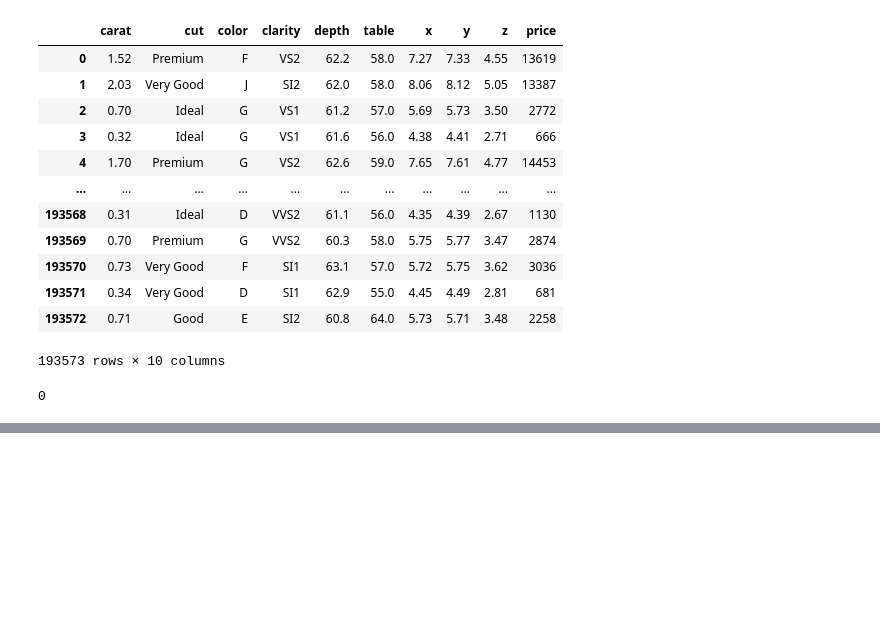
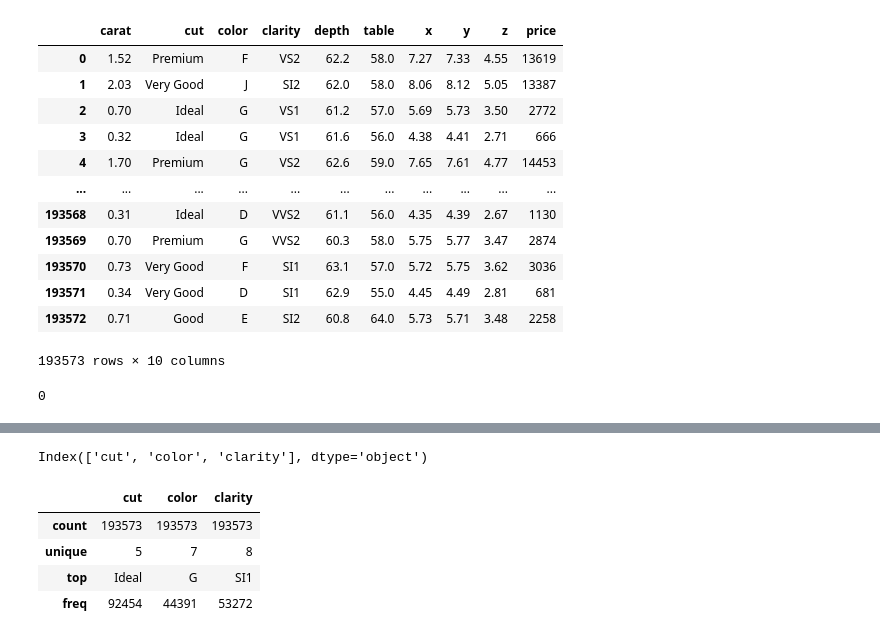
Before and after one commit to YuvrajGurav/FSDSETEPROJECT, a Jupyter notebook: notebooks/research.ipynb, the cells around one changed output, grey strips where cells are left out. Saved outputs shown, nothing was run; the diff lists cells and outputs as text; code cells hidden in the pictures; blank space fills up the shorter version.

```diff
--- a/notebooks/research.ipynb
+++ b/notebooks/research.ipynb
@@ -84,0 +100,6 @@ data.duplicated().sum()
+# %%
+#categorical columns
+categorical_columns = data.columns[data.dtypes=="object"]
+categorical_columns
+# %% [output]
+Index(['cut', 'color', 'clarity'], dtype='object')
@@ -84,0 +109,8 @@ data.duplicated().sum()
+# %%
+data[categorical_columns].describe()
+# %% [output]
+|  | cut | color | clarity |
+| count | 193573 | 193573 | 193573 |
+| unique | 5 | 7 | 8 |
+| top | Ideal | G | SI1 |
+| freq | 92454 | 44391 | 53272 |
```
Also changed, not shown: parts of 18 cells of this notebook.
